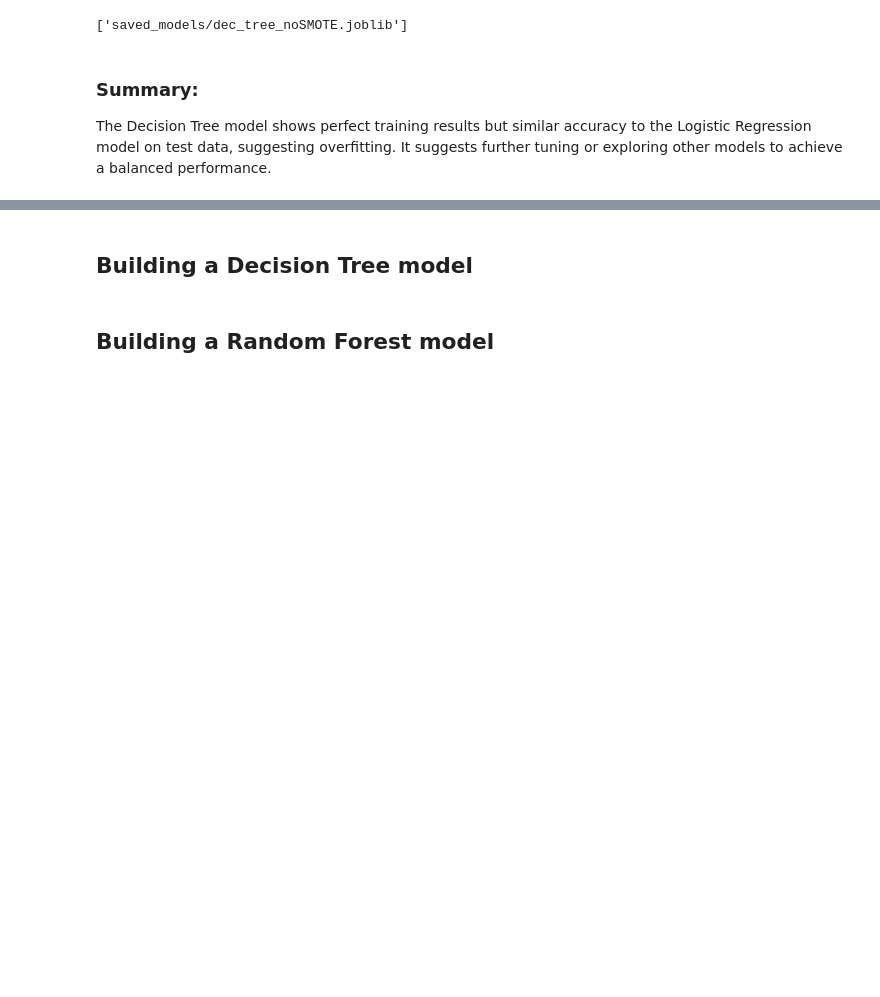
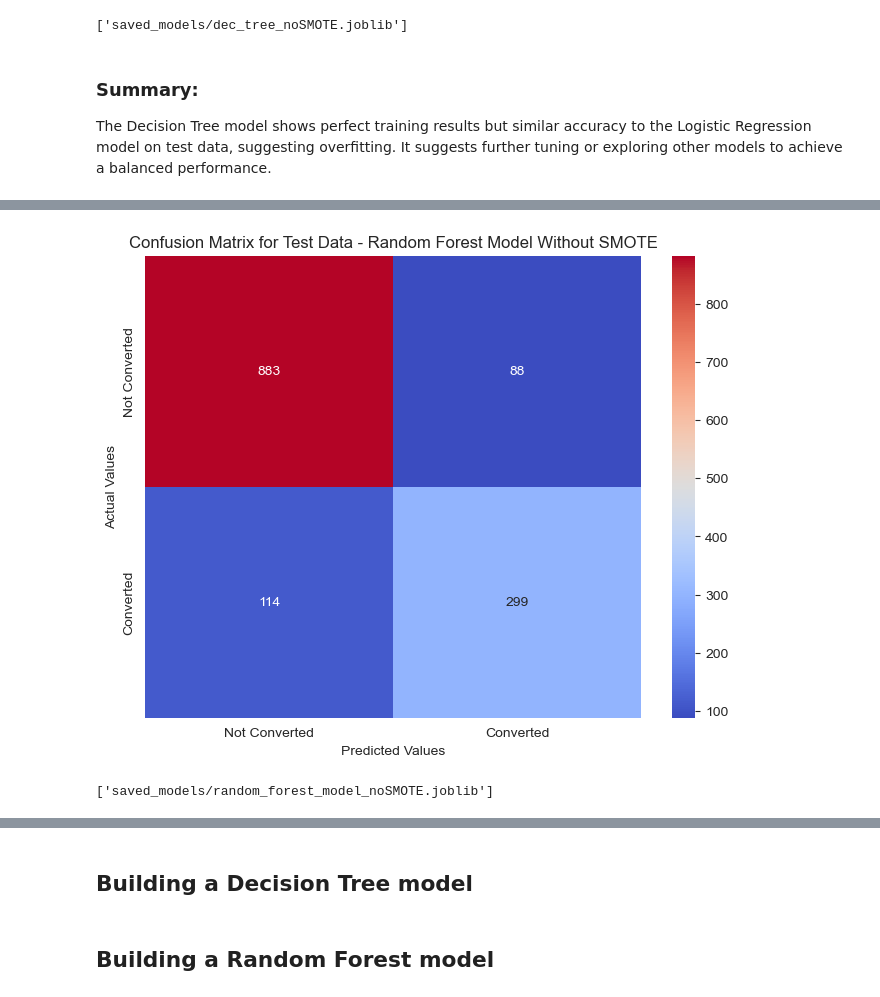
Before and after one commit to Xipilscode/Customer_Churn_ML-Predictive_Analytics, a Jupyter notebook: customer_growth.ipynb, the cells around one changed output, grey strips where cells are left out. Saved outputs shown, nothing was run; the diff lists cells and outputs as text; code cells hidden in the pictures; blank space fills up the shorter version.

```diff
--- a/customer_growth.ipynb
+++ b/customer_growth.ipynb
@@ -1098,0 +1142,3 @@ We're moving from a single Decision Tree to Random Forest, a more robust model t
+# %%
+# Predict on the test set
+y_test_pred_rfc = rfc.predict(X_test)
@@ -1098,0 +1163,19 @@ We're moving from a single Decision Tree to Random Forest, a more robust model t
+# %%
+# Compute and plot confusion matrix for test set
+cm_test_rfc = confusion_matrix(y_test, y_test_pred_rfc)
+plt.figure(figsize=(8, 6))
+sns.heatmap(cm_test_rfc, annot=True, fmt="d", cmap='coolwarm',
+            xticklabels=['Not Converted', 'Converted'],
+            yticklabels=['Not Converted', 'Converted'])
+plt.title('Confusion Matrix for Test Data - Random Forest Model Without SMOTE')
+plt.ylabel('Actual Values')
+plt.xlabel('Predicted Values')
+plt.savefig('images/conf_matrix_test_dec_tree_noSMOTE.png',  dpi=300)
+plt.show()
+# %% [output]
+[figure, added]
+# %%
+# Save the Random Forest model
+dump(rfc, 'saved_models/random_forest_model_noSMOTE.joblib')
+# %% [output]
+['saved_models/random_forest_model_noSMOTE.joblib']
```
Also changed, not shown: parts of 32 cells of this notebook.
